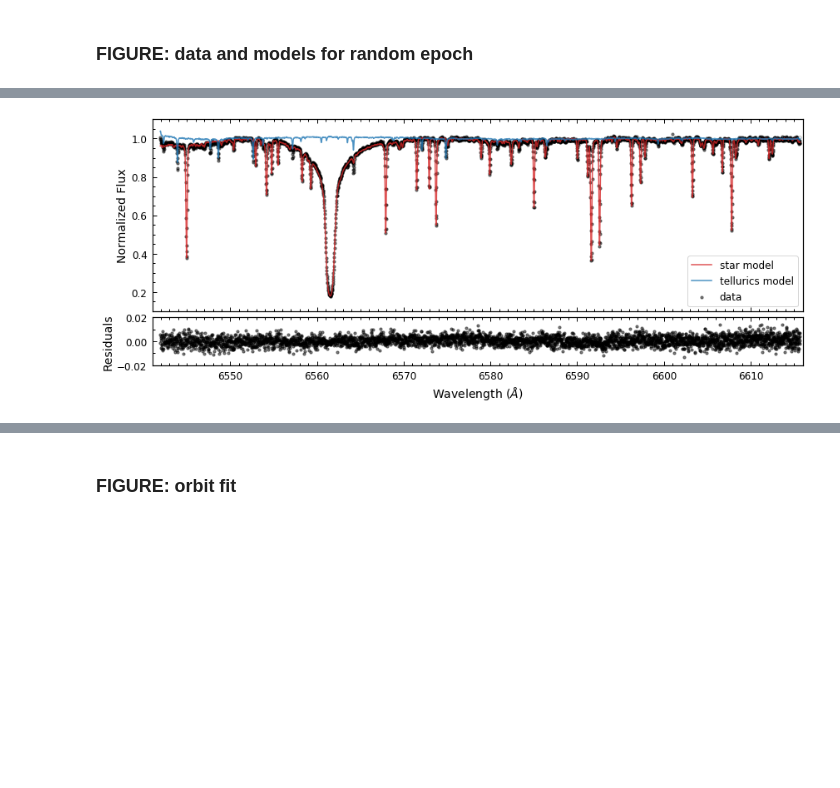
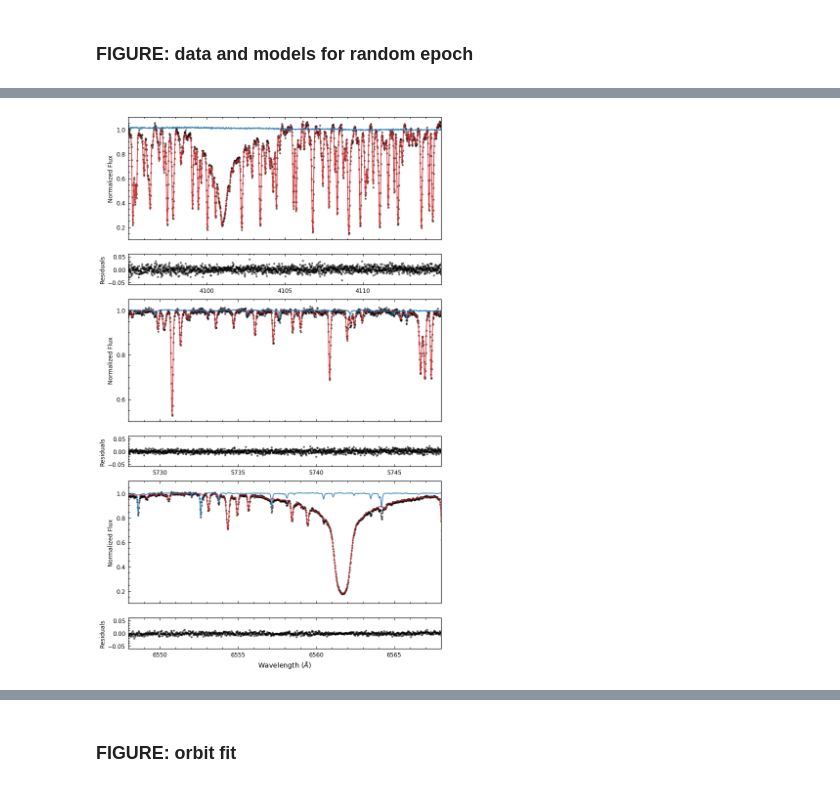
Before and after one commit to megbedell/wobble, a Jupyter notebook: paper/figures/make_figures.ipynb, the cells around one changed output, grey strips where cells are left out. Saved outputs shown, nothing was run; the diff lists cells and outputs as text; code cells hidden in the pictures; blank space fills up the shorter version.

Commit message:
minor figure tweaks and to-dos

```diff
--- a/paper/figures/make_figures.ipynb
+++ b/paper/figures/make_figures.ipynb
@@ -51,3 +57,0 @@ n = np.where(results_51peg.epochs == e)[0][0] # index into results to get desire
-# %%
-data_51peg = wobble.Data(results_51peg.origin_file, filepath='/Users/mbedell/python/wobble/',
-                   orders=[o], epochs=[e])
@@ -56,38 +58,52 @@ WARNING: data missing filelist.
-# %%
-xs = np.exp(data_51peg.xs[0][0])
-ys = np.exp(data_51peg.ys[0][0])
-mask = data_51peg.ivars[0][0] <= 1.e-8
-resids = ys - np.exp(results_51peg.star_ys_predicted[r][n]
-                            + results_51peg.tellurics_ys_predicted[r][n])
+# %%
+xstart = [4095, 5728, 6548]
+xend = [4115, 5748, 6568]
 # %%
-fig, (ax, ax2) = plt.subplots(2, 1, gridspec_kw = {'height_ratios':[4, 1]}, figsize=(12,5), sharex=True)
-ax.scatter(xs, ys, marker=".", alpha=0.5, c=DATA_COLOR, label='data', s=40)
-ax.scatter(xs[mask], ys[mask], marker=".", alpha=1., c='white', s=20)
-ax.plot(xs, np.exp(results_51peg.star_ys_predicted[r][n]),
-                color=MODEL_STAR_COLOR, label='star model', lw=1.5, alpha=0.8)
-ax.plot(xs, np.exp(results_51peg.tellurics_ys_predicted[r][n]),
-                color=MODEL_T_COLOR, label='tellurics model', lw=1.5, alpha=0.8)
-ax.set_ylabel('Normalized Flux', fontsize=14)
+fig, axes = plt.subplots(6, 1, gridspec_kw = {'height_ratios':[4, 1, 4, 1, 4, 1]}, figsize=(10,16), sharex=False)
+for i,r0 in enumerate(r):
+    ax, ax2 = axes[2*i], axes[2*i+1]
+    xs = np.ravel(np.exp(data_51peg.xs[i]))
+    ys = np.ravel(np.exp(data_51peg.ys[i]))
+    mask = np.ravel(data_51peg.ivars[i]) <= 1.e-8
+    resids = ys - np.exp(results_51peg.star_ys_predicted[r0][n]
+                            + results_51peg.tellurics_ys_predicted[r0][n])
+    ax.scatter(xs, ys, marker=".", alpha=0.5, c=DATA_COLOR, label='data', s=40)
+    ax.scatter(xs[mask], ys[mask], marker=".", alpha=1., c='white', s=20)
+    ax.plot(xs, np.exp(results_51peg.star_ys_predicted[r0][n]),
+                color=MODEL_STAR_COLOR, label='star model', lw=1.8, alpha=0.85)
+    ax.plot(xs, np.exp(results_51peg.tellurics_ys_predicted[r0][n]),
+                color=MODEL_T_COLOR, label='tellurics model', lw=1.8, alpha=0.85)
 
-ax2.scatter(xs, resids, marker=".", alpha=0.5, c=DATA_COLOR, s=40)
-ax2.scatter(xs[mask], resids[mask], marker=".", alpha=1., c='white', s=20)
+    ax2.scatter(xs, resids, marker=".", alpha=0.5, c=DATA_COLOR, s=40)
+    ax2.scatter(xs[mask], resids[mask], marker=".", alpha=1., c='white', s=20)
+
+
+    if i == 1:
+        ax.set_ylim([0.5,1.05])
+        ax.set_yticks(np.arange(0.6,1.1,0.2))
+        ax.set_yticks(np.arange(0.5,1.05,0.05), minor=True)
+    else:
+        ax.set_ylim([0.1,1.1])
+        ax.set_yticks(np.arange(0.2,1.1,0.2))
+        ax.set_yticks(np.arange(0.1,1.15,0.05), minor=True)
+    ax.set_xlim([xstart[i],xend[i]])
+    ax.set_xticks(np.arange(round(xstart[i] + 5,-1), xend[i], 5))
+    ax.set_xticks(np.arange(xstart[i], xend[i]+1, 1), minor=True)
+    #if i<2:
+    ax2.set_ylim([-0.06, 0.06])
+    ax2.set_yticks(np.arange(-0.05,0.06,0.05))
+    ax2.set_yticks(np.arange(-0.06,0.06,0.01), minor=True)
+    ax2.set_xlim([xstart[i],xend[i]])
+    ax2.set_xticks(np.arange(round(xstart[i] + 5,-1), xend[i], 5))
+    ax2.set_xticks(np.arange(xstart[i], xend[i]+1, 1), minor=True)
+    ax.set_xticklabels('')
+    ax.set_ylabel('Normalized Flux', fontsize=12)
+    ax2.set_ylabel('Residuals', fontsize=12)
+
 ax2.set_xlabel(r'Wavelength ($\AA$)', fontsize=14)
-ax2.set_ylabel('Residuals', fontsize=14)
-
-ax.set_ylim([0.1,1.1])
-ax.set_yticks(np.arange(0.2,1.1,0.2))
-ax.set_yticks(np.arange(0.1,1.15,0.05), minor=True)
-ax.set_xlim([6541,6616])
-ax.set_xticks(np.arange(6550, 6611, 10))
-ax.set_xticks(np.arange(6541, 6617, 1), minor=True)
-ax2.set_ylim([-0.02, 0.02])
-ax2.set_yticks(np.arange(-0.02,0.03,0.02))
-ax2.set_yticks(np.arange(-0.02,0.02,0.01), minor=True)
-
-ax.legend(fontsize=12)
 fig.tight_layout()
-fig.subplots_adjust(hspace=0.05)
-plt.savefig('51peg_spectrum.png')
-plt.savefig('51peg_spectrum.pdf')
+#fig.subplots_adjust(hspace=0.05)
+plt.savefig('51peg_multispectrum.png')
+plt.savefig('51peg_multispectrum.pdf')
 # %% [output]
-[figure, old version]
+[figure, new version]
```
Also changed, not shown: parts of 40 cells of this notebook, 6 other files.
